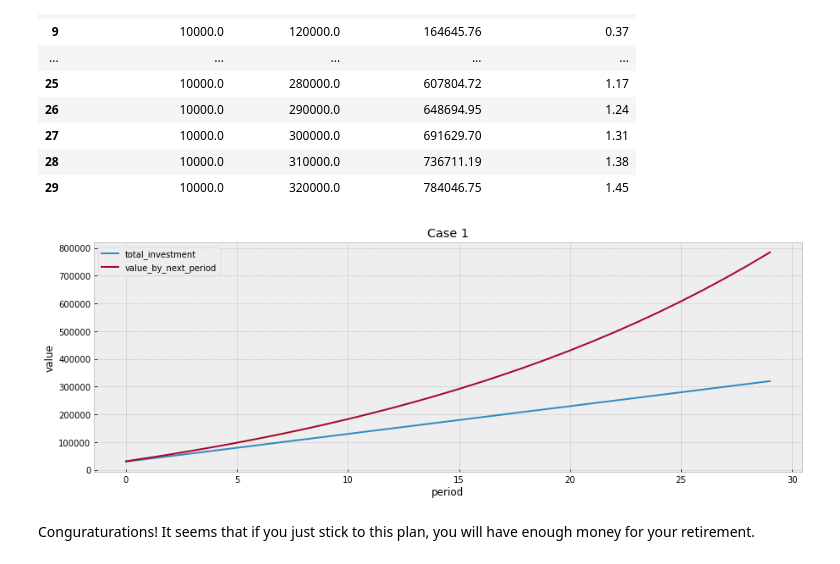
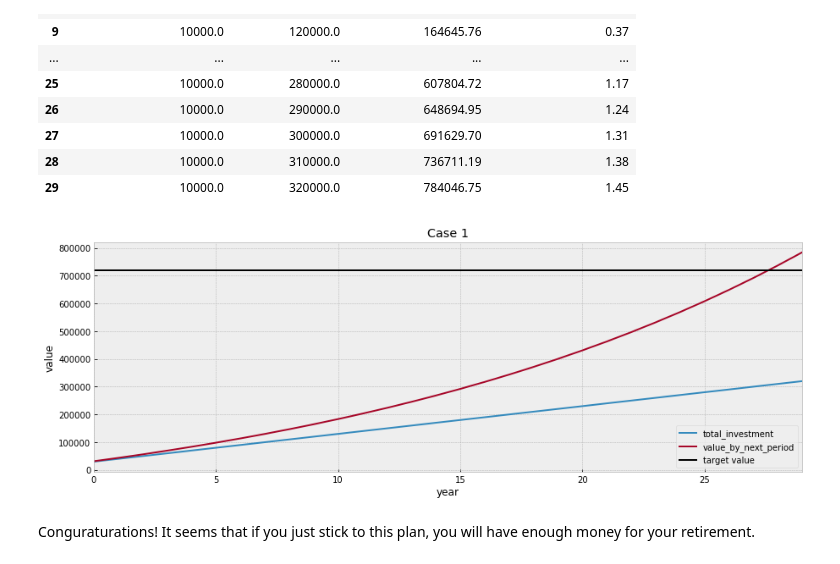
Before and after one commit to RuoyunLin/code_snippets, a Jupyter notebook: finance/BP1_how_to_visualize_long_term_investment_plan.ipynb, the cells around one changed output. Drawn from its saved outputs; the diff is of its cells as text; code cells hidden in the pictures.

```diff
--- a/finance/BP1_how_to_visualize_long_term_investment_plan.ipynb
+++ b/finance/BP1_how_to_visualize_long_term_investment_plan.ipynb
@@ -68,20 +68,28 @@ def calc_return_over_periods(initial_investment: int, investment_per_period: int
 
 def plot_changes(df: pd.DataFrame,
                  y1: str = 'total_investment', y2: str = 'value_by_next_period',
-                 title: str = 'Visualize your saving plan and its future value') -> None:
+                 xlabel: str = 'period', ylabel: str = 'value',
+                 title: str = 'Visualize your saving plan and its future value',
+                 target: int = None) -> None:
     """
     This function visualizes the total investment and the total value of the investment plan across time
     :param df: A dataframe contains total investment and total value
     :param y1: Column name
     :param y2: Column name
+    :param xlabel: X label
+    :param ylabel: Y label
     :param title: Title of the graph
+    :param target: Final value one wants to achieve
     :return: A plot
     """
     plt.figure(figsize=(15, 5))
     plt.plot(df[y1], label=y1)
     plt.plot(df[y2], label=y2)
-    plt.xlabel('period')
-    plt.ylabel('value')
+    if target:
+        plt.axhline(y=target, c='black', label='target value')
+    plt.xlim([0, len(df[y1])-1])
+    plt.xlabel(xlabel)
+    plt.ylabel(ylabel)
     plt.title(title)
     plt.legend()
     plt.show()
@@ -132,9 +140,11 @@ df_plan1
 | 28 | 10000.0 | 310000.0 | 736711.19 | 1.38 |
 | 29 | 10000.0 | 320000.0 | 784046.75 | 1.45 |
 # %%
-plot_changes(df_plan1, title='Case 1')
+target_value = 720000
+
+plot_changes(df_plan1, title='Case 1', target = target_value, xlabel='year')
 # %% [output]
-[figure, old version]
+[figure, new version]
 # %% [markdown]
 Conguraturations! It seems that if you just stick to this plan, you will have enough money for your retirement.
 # %% [markdown]
```
Also changed, not shown: parts of 2 cells of this notebook, 2 other files.
